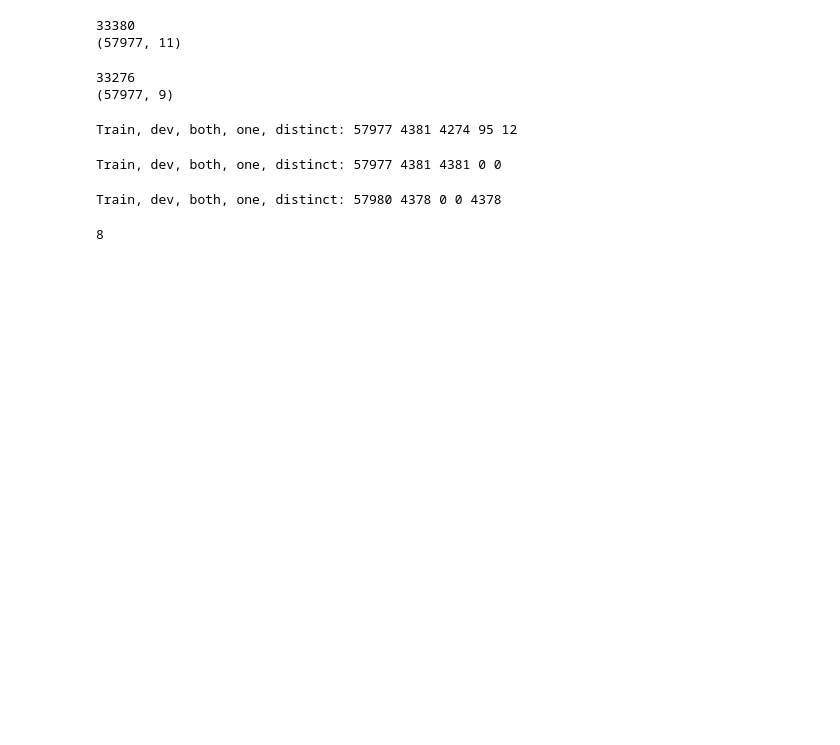
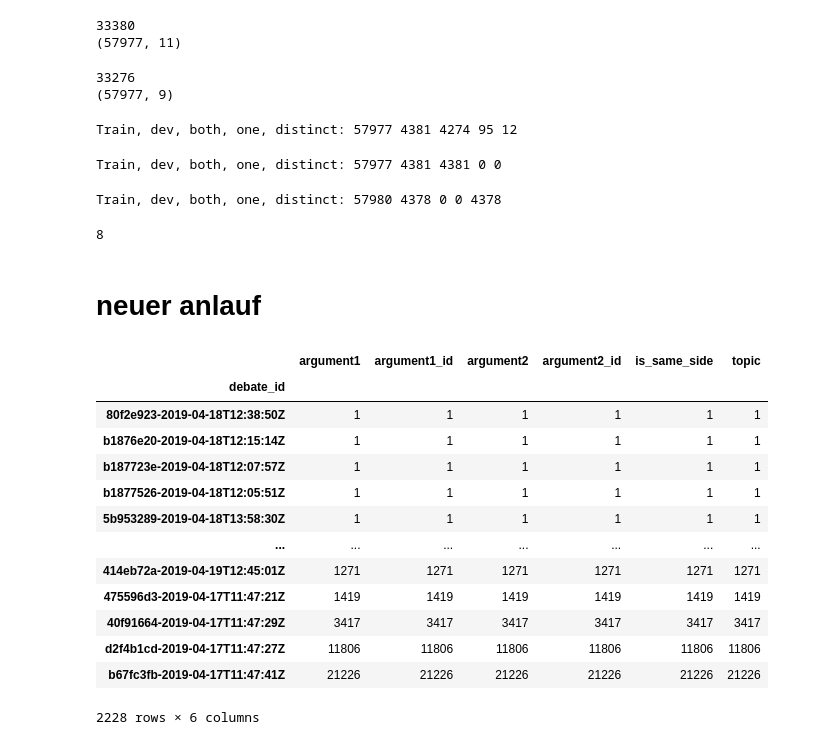
Before and after one commit to grenwi/argmining19-same-side-classification, a Jupyter notebook: create_distinct_devsets.ipynb, the cells around one changed output. Drawn from its saved outputs; the diff is of its cells as text; code cells hidden in the pictures; blank space fills up the shorter version.

```diff
--- a/create_distinct_devsets.ipynb
+++ b/create_distinct_devsets.ipynb
@@ -305,3 +305,22 @@ for index, row in rnd_dev_df.iterrows():
 print(n)
 # %% [output]
 8
+# %% [markdown]
+# neuer anlauf
+# %%
+within_train_df.groupby("debate_id").count().sort_values("topic")
+# %% [output]
+|  | argument1 | argument1_id | argument2 | argument2_id | is_same_side | topic |
+| debate_id |  |  |  |  |  |  |
+| 80f2e923-2019-04-18T12:38:50Z | 1 | 1 | 1 | 1 | 1 | 1 |
+| b1876e20-2019-04-18T12:15:14Z | 1 | 1 | 1 | 1 | 1 | 1 |
+| b187723e-2019-04-18T12:07:57Z | 1 | 1 | 1 | 1 | 1 | 1 |
+| b1877526-2019-04-18T12:05:51Z | 1 | 1 | 1 | 1 | 1 | 1 |
+| 5b953289-2019-04-18T13:58:30Z | 1 | 1 | 1 | 1 | 1 | 1 |
+| ... | ... | ... | ... | ... | ... | ... |
+| 414eb72a-2019-04-19T12:45:01Z | 1271 | 1271 | 1271 | 1271 | 1271 | 1271 |
+| 475596d3-2019-04-17T11:47:21Z | 1419 | 1419 | 1419 | 1419 | 1419 | 1419 |
+| 40f91664-2019-04-17T11:47:29Z | 3417 | 3417 | 3417 | 3417 | 3417 | 3417 |
+| d2f4b1cd-2019-04-17T11:47:27Z | 11806 | 11806 | 11806 | 11806 | 11806 | 11806 |
+| b67fc3fb-2019-04-17T11:47:41Z | 21226 | 21226 | 21226 | 21226 | 21226 | 21226 |
+2228 rows × 6 columns
```
Also changed, not shown: 8 other files.
